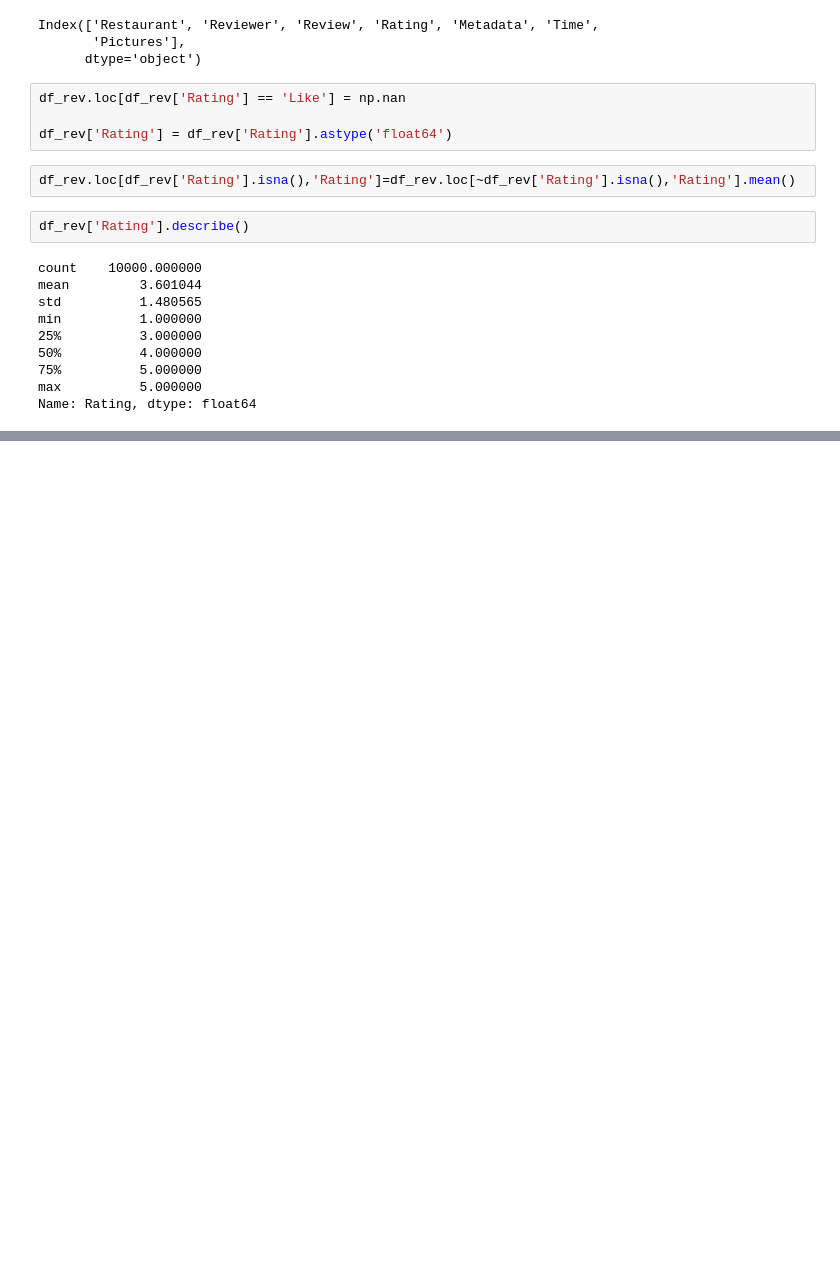
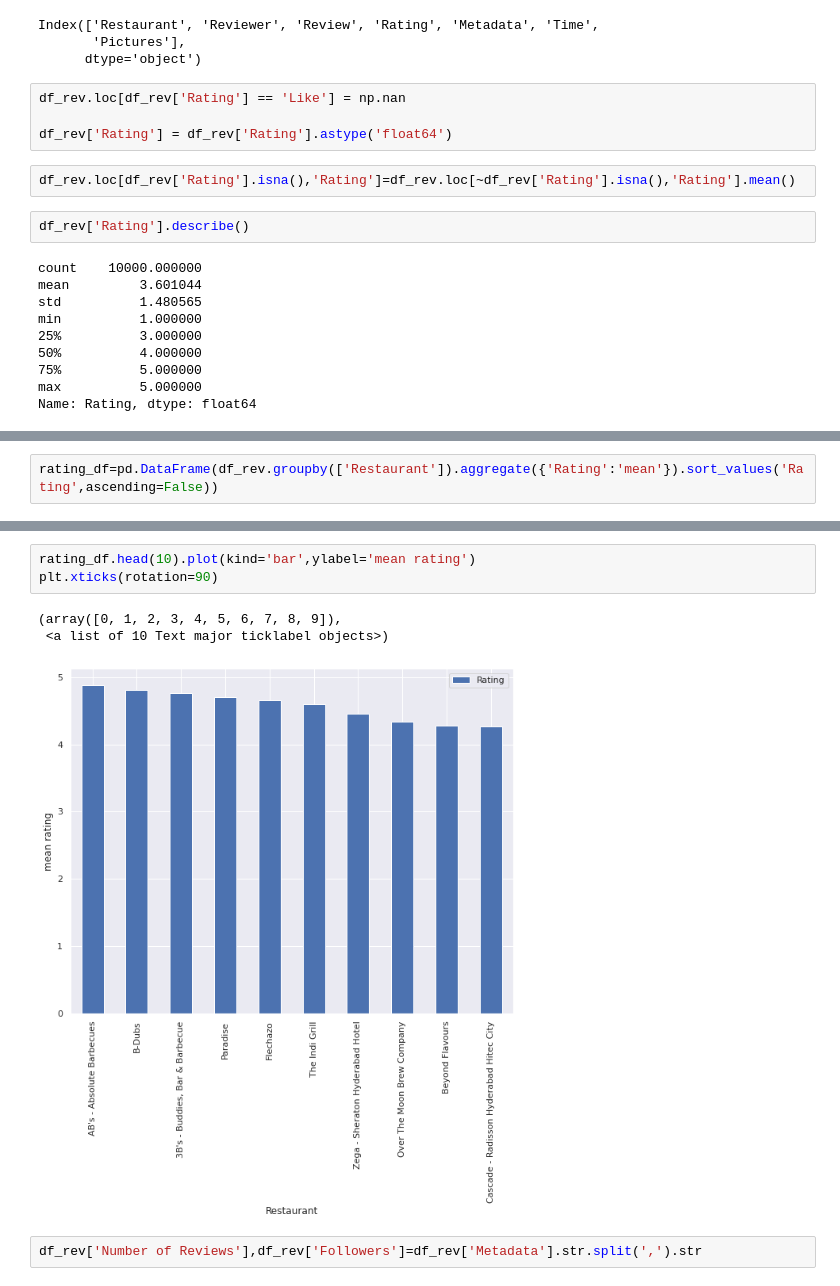
Before and after one commit to dkd99/ZOMATO-RESTAURANT-CLUSTERING-AND-SENTIMENT-ANALYSIS, a Jupyter notebook: ZOMATO_RESTAURANT_CLUSTERING_AND_SENTIMENT_ANALYSIS.ipynb, the cells around one changed output, grey strips where cells are left out. Cells and saved outputs as stored; diff of their text form; blank space fills up the shorter version.

```diff
--- a/ZOMATO_RESTAURANT_CLUSTERING_AND_SENTIMENT_ANALYSIS.ipynb
+++ b/ZOMATO_RESTAURANT_CLUSTERING_AND_SENTIMENT_ANALYSIS.ipynb
@@ -487,0 +502,2 @@ Name: Rating, dtype: float64
+# %%
+rating_df=pd.DataFrame(df_rev.groupby(['Restaurant']).aggregate({'Rating':'mean'}).sort_values('Rating',ascending=False))
@@ -487,0 +514,9 @@ Name: Rating, dtype: float64
+# %%
+rating_df.head(10).plot(kind='bar',ylabel='mean rating')
+plt.xticks(rotation=90)
+# %% [output]
+(array([0, 1, 2, 3, 4, 5, 6, 7, 8, 9]),
+ <a list of 10 Text major ticklabel objects>)
+[figure, added]
+# %%
+df_rev['Number of Reviews'],df_rev['Followers']=df_rev['Metadata'].str.split(',').str
```
Also changed, not shown: parts of 22 cells of this notebook.
